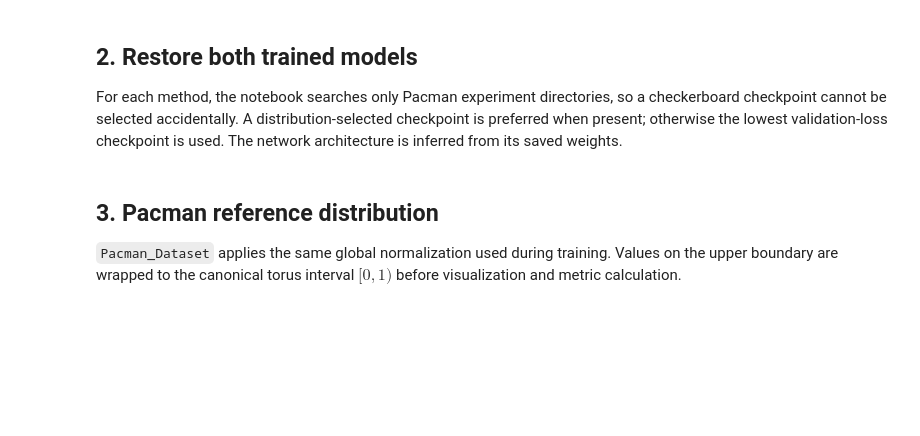
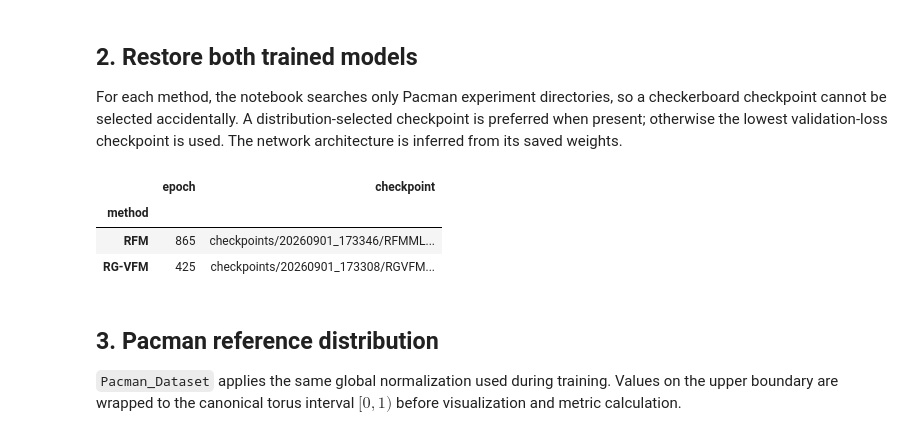
Before and after one commit to MateosCz/diffusion-playground, a Jupyter notebook: pacman_rfm_rgvfm_analysis.ipynb, the cells around one changed output. Cells and saved outputs as stored; diff of their text form; code cells hidden in the pictures; blank space fills up the shorter version.

```diff
--- a/pacman_rfm_rgvfm_analysis.ipynb
+++ b/pacman_rfm_rgvfm_analysis.ipynb
@@ -113,6 +116,7 @@ def display_path(path: Path) -> str:
 
 manifold = FlatTorus01(dim=2)
 checkpoint_paths = {method: resolve_checkpoint(method) for method in METHODS}
+checkpoint_paths['rgvfm'] = (PROJECT_ROOT / 'checkpoints/20260901_173308/RGVFMMLP_pacman_fractional/last.ckpt')
 checkpoints = {}
 models = {}
 
@@ -121,34 +125,39 @@ for method in METHODS:
         checkpoint_paths[method], map_location='cpu', weights_only=True
     )
     model = build_model_from_checkpoint(
         checkpoint, method=method, manifold=manifold
     ).to(DEVICE)
     model.eval()
     checkpoints[method] = checkpoint
     models[method] = model
 
 # These settings match the current Pacman training configuration.
 flows = {
     'rfm': RFM(
         manifold, total_time=1.0, time_eps=1e-5,
         normalize_loss=False, integrator='euler',
     ),
     'rgvfm': RGVFM(
         manifold, total_time=1.0, time_eps=1e-5, noise_scale=0.0,
-        max_velocity_scale=5.0, normalize_loss=False,
+        max_velocity_scale=5.0, normalize_loss=True,
         support='intrinsic', intrinsic_prior_std=1.0, integrator='euler',
     ),
 }
 
 checkpoint_summary = pd.DataFrame([
     {
         'method': LABELS[method],
         'epoch': checkpoints[method].get('epoch', 'unknown'),
         'checkpoint': display_path(checkpoint_paths[method]),
     }
     for method in METHODS
 ]).set_index('method')
 display(checkpoint_summary)
+# %% [output]
+|  | epoch | checkpoint |
+| method |  |  |
+| RFM | 865 | checkpoints/20260901_173346/RFMML... |
+| RG-VFM | 425 | checkpoints/20260901_173308/RGVFM... |
 # %% [markdown]
 ## 3. Pacman reference distribution
 
```
Also changed, not shown: parts of 8 cells of this notebook, 3 other files.
